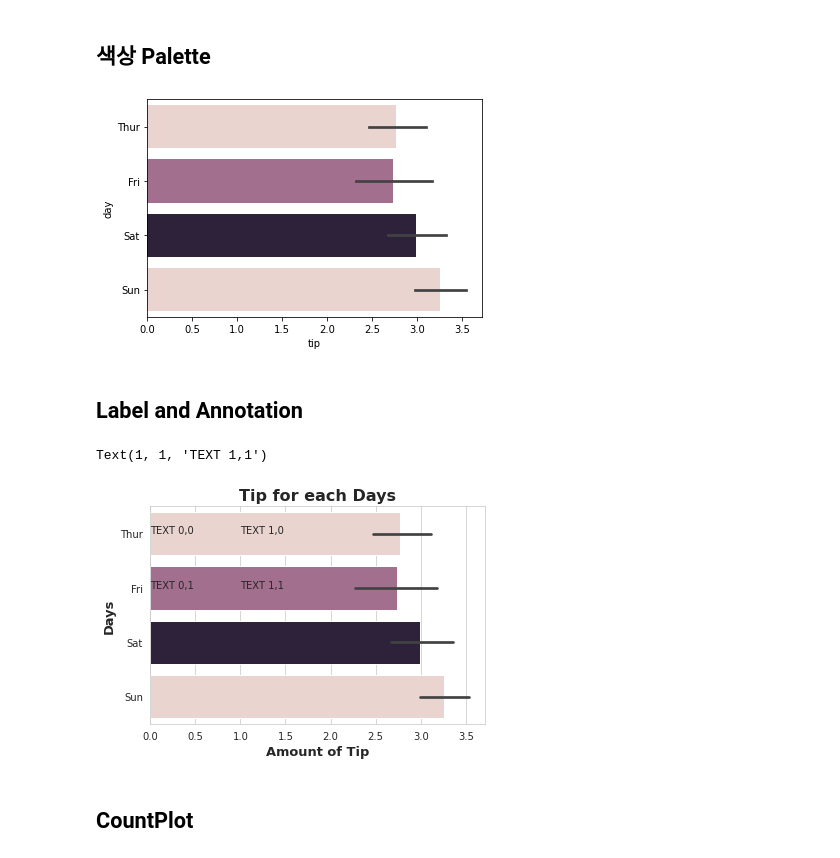
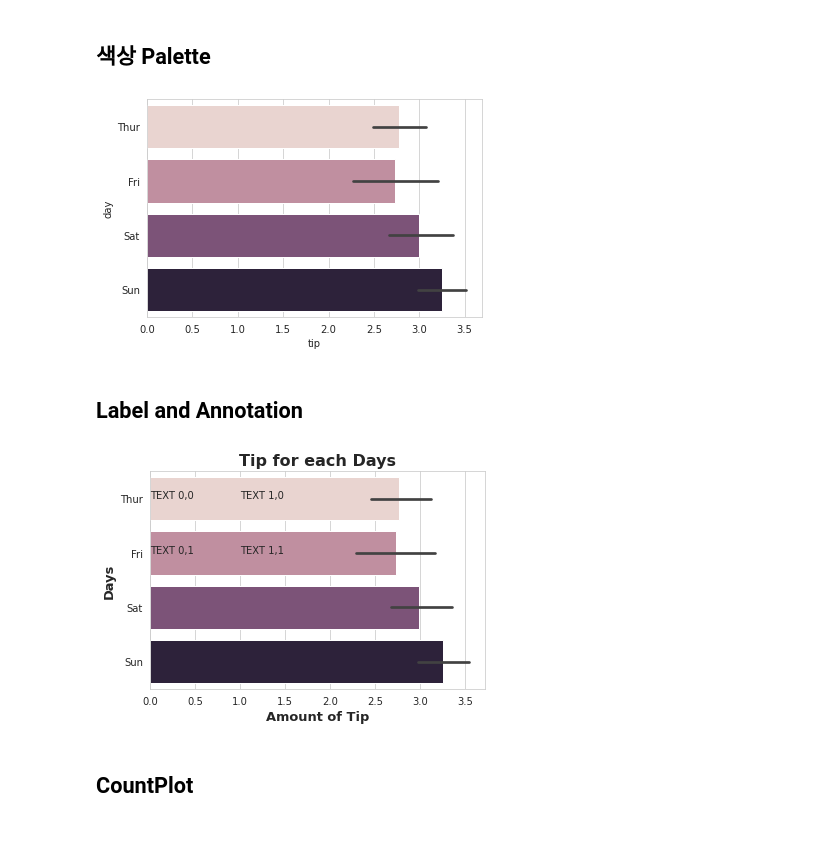
Before and after one commit to ttogle918/ds-zip, a Jupyter notebook: n114-data-visualization/n114-data-visualization.ipynb, the cells around one changed output. Cells and saved outputs as stored; diff of their text form; code cells hidden in the pictures.

```diff
--- a/n114-data-visualization/n114-data-visualization.ipynb
+++ b/n114-data-visualization/n114-data-visualization.ipynb
@@ -224,29 +343,28 @@ sns.barplot(y = 'day', x = 'tip', data = tips);
 # %% [markdown]
 ## 색상 Palette
 # %%
-sns.barplot(y = 'day', x = 'tip', data = tips, palette=sns.cubehelix_palette(len('tip')));
+sns.barplot(y = 'day', x = 'tip', data = tips, palette = sns.cubehelix_palette(len(tips['day'].unique())));
 # %% [output]
-[figure, old version]
+[figure, new version]
 # %% [markdown]
 ## Label and Annotation
 # %%
 import matplotlib.pyplot as plt
 
 sns.set_style('whitegrid') #set theme
-fig,ax=plt.subplots()
+fig,ax = plt.subplots()
 
-chart = sns.barplot(y = 'day', x = 'tip', data = tips, palette = sns.cubehelix_palette(len('tip')));
-chart.set_xlabel('Amount of Tip',weight = 'bold', fontsize = 13)
+chart = sns.barplot(y = 'day', x = 'tip', data = tips, palette = sns.cubehelix_palette(len(tips['day'].unique())));
+chart.set_xlabel('Amount of Tip', weight = 'bold', fontsize = 13)
 chart.set_ylabel('Days', weight = 'bold', fontsize = 13)
 chart.set_title('Tip for each Days', weight = 'bold', fontsize = 16)
 
-ax.text(0,0,'TEXT 0,0')
-ax.text(0,1,'TEXT 0,1')
-ax.text(1,0,'TEXT 1,0')
-ax.text(1,1,'TEXT 1,1')
+ax.text(0, 0, 'TEXT 0, 0');
+ax.text(0, 1, 'TEXT 0, 1');
+ax.text(1, 0, 'TEXT 1, 0');
+ax.text(1, 1, 'TEXT 1, 1');
 # %% [output]
-Text(1, 1, 'TEXT 1,1')
-[figure, old version]
+[figure, new version]
 # %% [markdown]
 ## CountPlot
 # %%
```
Also changed, not shown: parts of 30 cells of this notebook, 1 other file.
